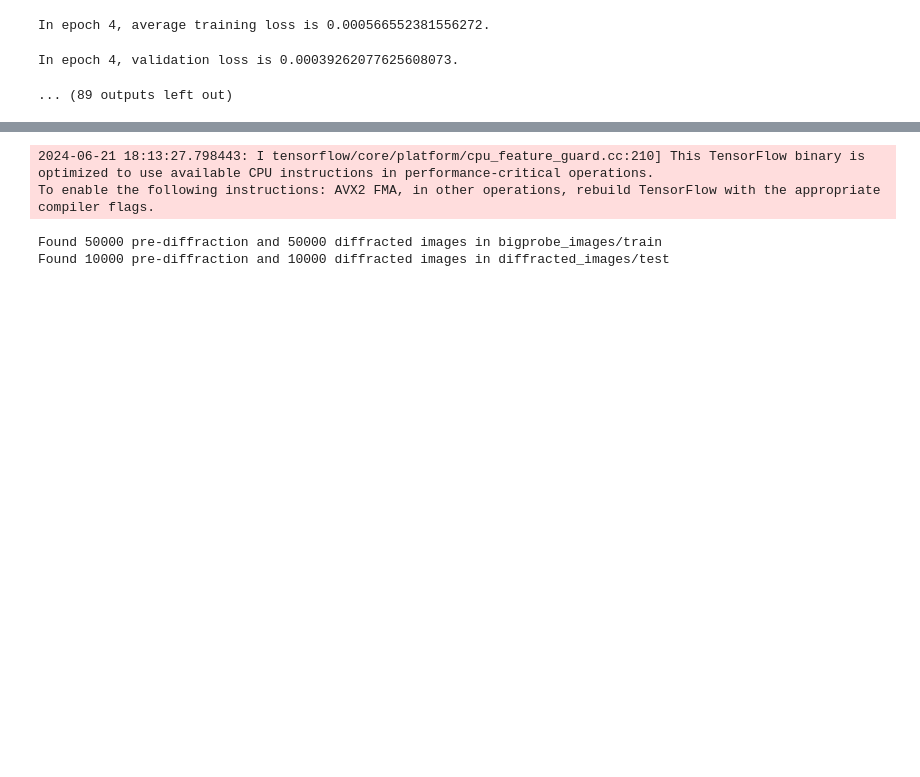
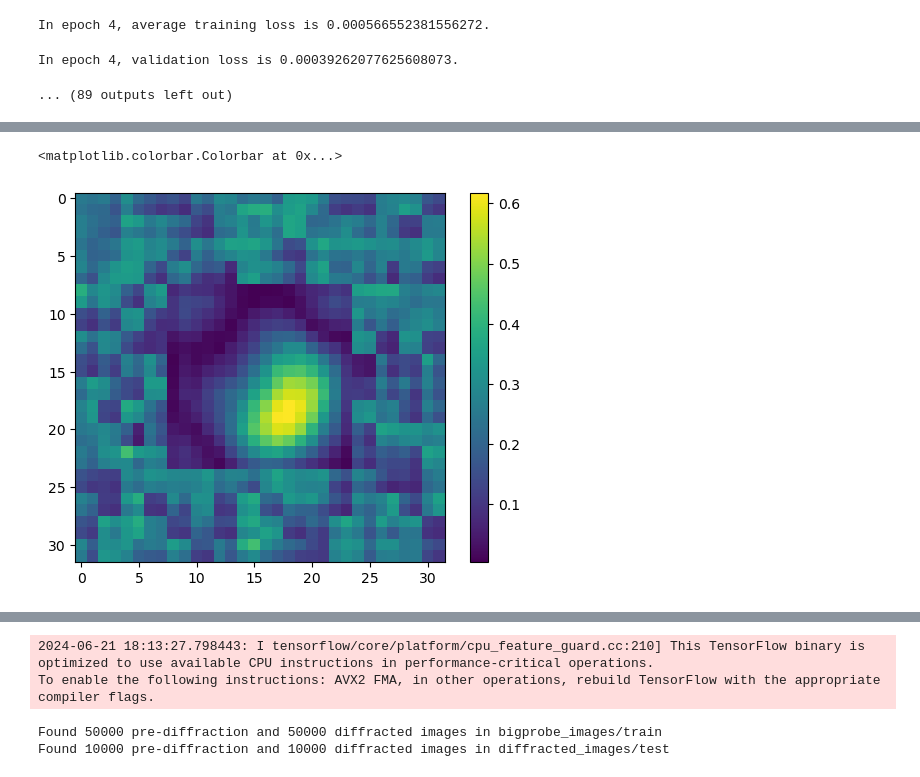
Before and after one commit to hoidn/MAE, a Jupyter notebook: runs.ipynb, the cells around one changed output, grey strips where cells are left out. Cells and saved outputs as stored; diff of their text form; code cells hidden in the pictures; blank space fills up the shorter version.

```diff
--- a/runs.ipynb
+++ b/runs.ipynb
@@ -232,0 +216,7 @@ In epoch 4, validation loss is 0.001974385476205498.
+# %%
+import matplotlib.pyplot as plt
+plt.imshow(torch.nn.functional.softplus(intermediate_img[10, 0, :, :]).cpu())
+plt.colorbar()
+# %% [output]
+<matplotlib.colorbar.Colorbar at 0x...>
+[figure, added]
```
Also changed, not shown: parts of 23 cells of this notebook, 4 other files.
